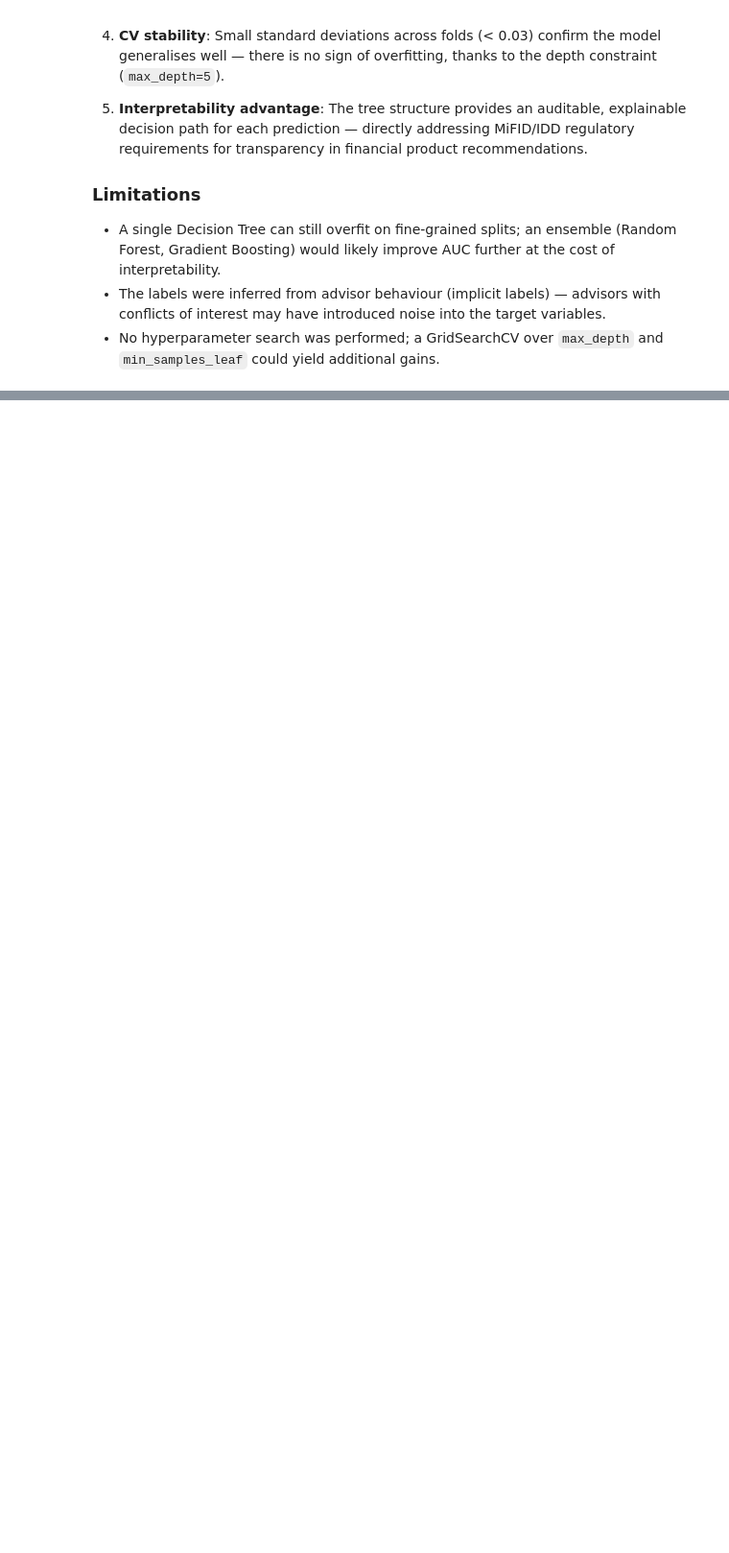
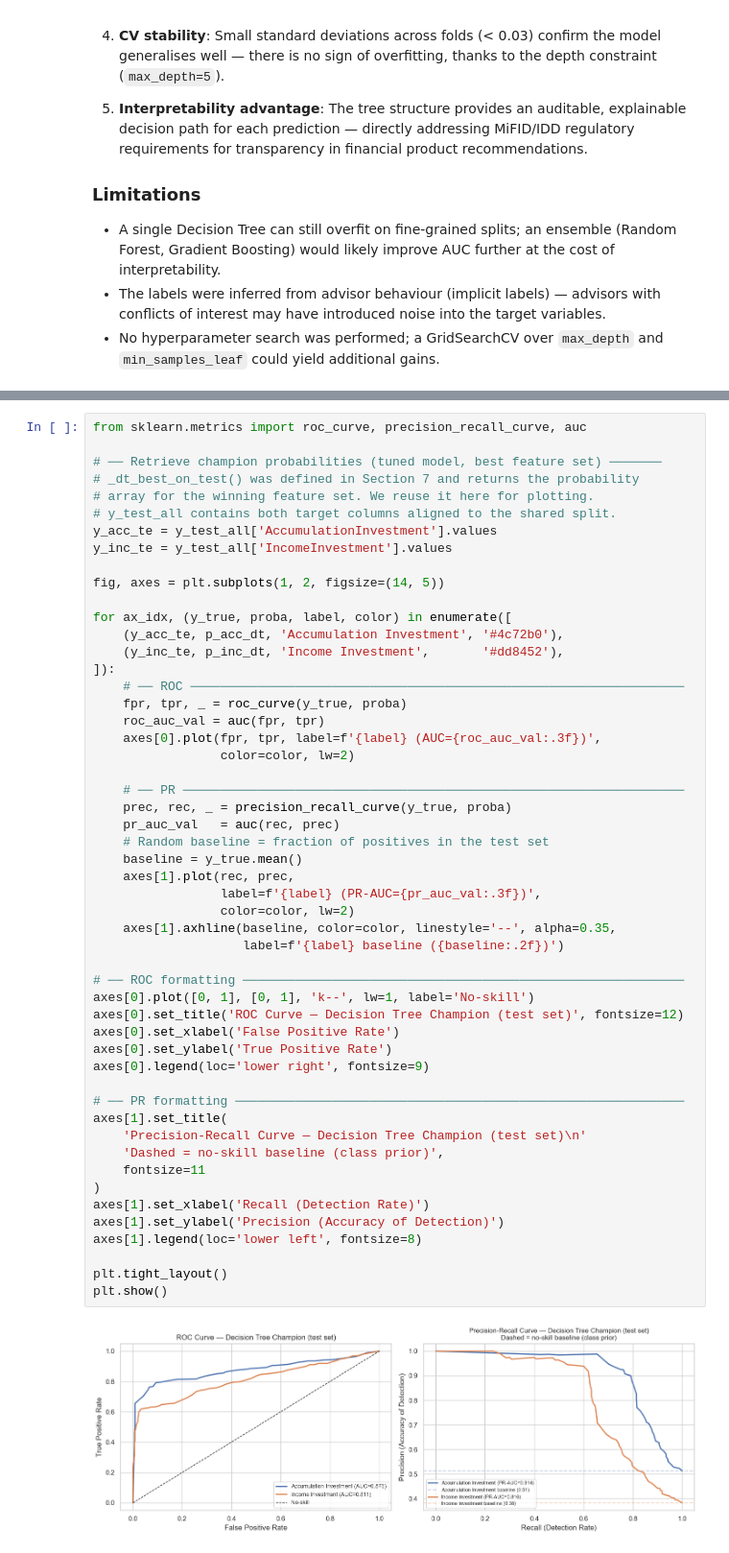
Before and after one commit to FiloCava03/EstimatingClientNeeds, a Jupyter notebook: Silvia_Crestani.ipynb, the cells around one changed output, grey strips where cells are left out. Shown at 96% size. Drawn from its saved outputs; the diff is of its cells as text; blank space fills up the shorter version.

```diff
--- a/Silvia_Crestani.ipynb
+++ b/Silvia_Crestani.ipynb
@@ -1078,0 +1126,54 @@ Accumulation Investment Engineered          0.841           0.917        0.758
+# %%
+from sklearn.metrics import roc_curve, precision_recall_curve, auc
+
+# ── Retrieve champion probabilities (tuned model, best feature set) ───────
+# _dt_best_on_test() was defined in Section 7 and returns the probability
+# array for the winning feature set. We reuse it here for plotting.
+# y_test_all contains both target columns aligned to the shared split.
+y_acc_te = y_test_all['AccumulationInvestment'].values
+y_inc_te = y_test_all['IncomeInvestment'].values
+
+fig, axes = plt.subplots(1, 2, figsize=(14, 5))
+
+for ax_idx, (y_true, proba, label, color) in enumerate([
+    (y_acc_te, p_acc_dt, 'Accumulation Investment', '#4c72b0'),
+    (y_inc_te, p_inc_dt, 'Income Investment',       '#dd8452'),
+]):
+    # ── ROC ──────────────────────────────────────────────────────────────────
+    fpr, tpr, _ = roc_curve(y_true, proba)
+    roc_auc_val = auc(fpr, tpr)
+    axes[0].plot(fpr, tpr, label=f'{label} (AUC={roc_auc_val:.3f})',
+                 color=color, lw=2)
+
+    # ── PR ───────────────────────────────────────────────────────────────────
+    prec, rec, _ = precision_recall_curve(y_true, proba)
+    pr_auc_val   = auc(rec, prec)
+    # Random baseline = fraction of positives in the test set
+    baseline = y_true.mean()
+    axes[1].plot(rec, prec,
+                 label=f'{label} (PR-AUC={pr_auc_val:.3f})',
+                 color=color, lw=2)
+    axes[1].axhline(baseline, color=color, linestyle='--', alpha=0.35,
+                    label=f'{label} baseline ({baseline:.2f})')
+
+# ── ROC formatting ───────────────────────────────────────────────────────────
+axes[0].plot([0, 1], [0, 1], 'k--', lw=1, label='No-skill')
+axes[0].set_title('ROC Curve — Decision Tree Champion (test set)', fontsize=12)
+axes[0].set_xlabel('False Positive Rate')
+axes[0].set_ylabel('True Positive Rate')
+axes[0].legend(loc='lower right', fontsize=9)
+
+# ── PR formatting ────────────────────────────────────────────────────────────
+axes[1].set_title(
+    'Precision-Recall Curve — Decision Tree Champion (test set)\n'
+    'Dashed = no-skill baseline (class prior)',
+    fontsize=11
+)
+axes[1].set_xlabel('Recall (Detection Rate)')
+axes[1].set_ylabel('Precision (Accuracy of Detection)')
+axes[1].legend(loc='lower left', fontsize=8)
+
+plt.tight_layout()
+plt.show()
+# %% [output]
+[figure, added]
```
Also changed, not shown: parts of 13 cells of this notebook, 16 other files.
